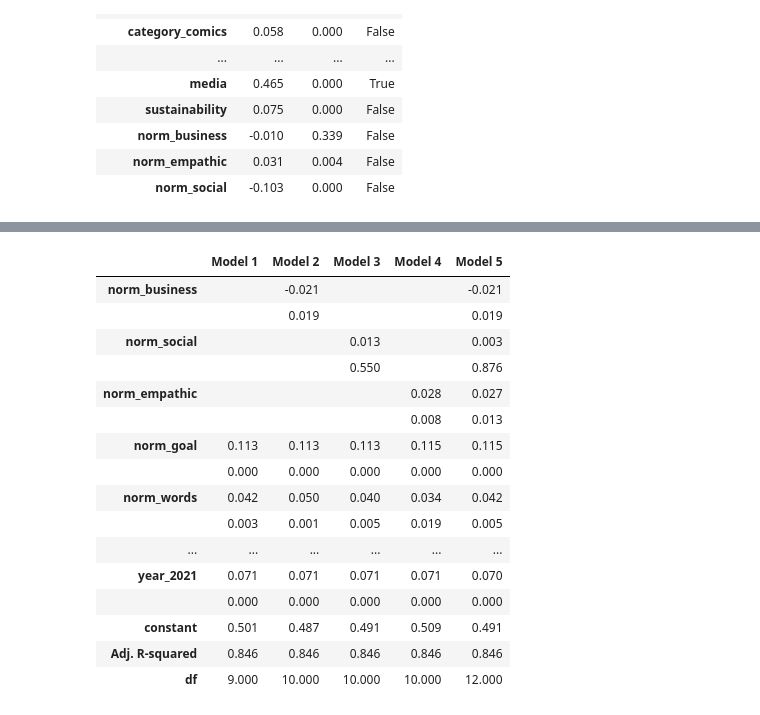
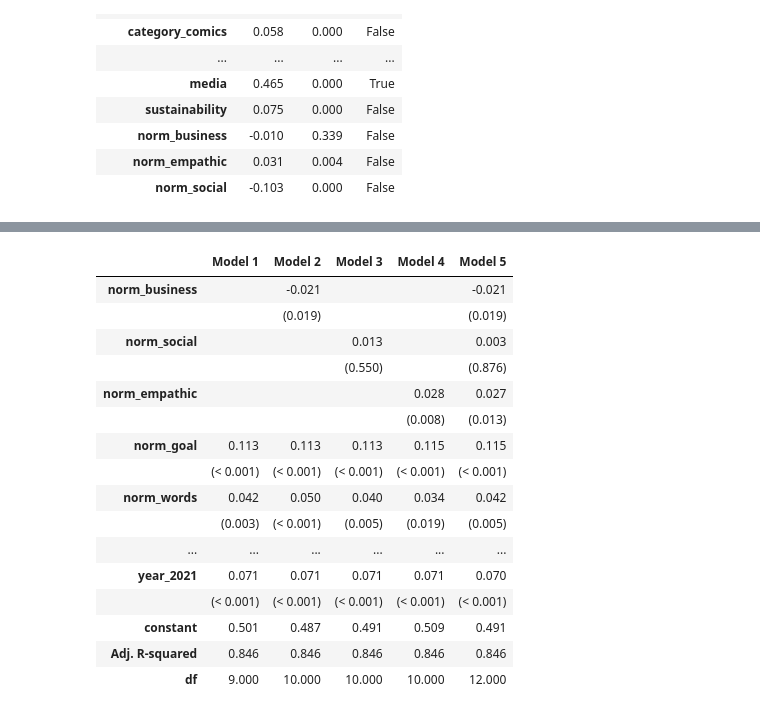
Before and after one commit to MaxPersoon/KickstarterScraper, a Jupyter notebook: dataProcessing.ipynb, the cells around one changed output, grey strips where cells are left out. Drawn from its saved outputs; the diff is of its cells as text; code cells hidden in the pictures.

Commit message:
'Gender' in correlation matrix + 3 decimals all tables

```diff
--- a/dataProcessing.ipynb
+++ b/dataProcessing.ipynb
@@ -9,7 +9,6 @@ from pandas.core.dtypes.common import is_numeric_dtype
 data = pd.read_csv("data.csv")
 data = data.set_index('projectID')
 data = data.drop(columns=['drives'])
-pd.set_option('display.float_format',  '{:,.3f}'.format)
 data
 # %% [output]
 |  | success | amount | female_creator | goal | words | backers_count | serial_entrepreneur | duration | ... |
@@ -91,3 +71,5 @@ def reformatTable(table, fileName):
+# %%
+decimals = 3
 # %%
 # Table 1
 mData = data[data['female_creator'] == 0]
@@ -196,11 +178,11 @@ for variable in data.columns.tolist():
     varData = data[variable]
     if is_numeric_dtype(varData):
         numVars.append(variable)
-        means.append(np.mean(varData))
-        medians.append(np.median(varData))
-        minima.append(np.min(varData))
-        maxima.append(np.max(varData))
-        SDs.append(np.std(varData))
+        means.append(('{:.%if}' % decimals).format(np.mean(varData)))
+        medians.append(('{:.%if}' % decimals).format(np.median(varData)))
+        minima.append(('{:.%if}' % decimals).format(np.min(varData)))
+        maxima.append(('{:.%if}' % decimals).format(np.max(varData)))
+        SDs.append(('{:.%if}' % decimals).format(np.std(varData)))
 
 table3 = {"Variable": numVars, "Mean": means, "Median": medians, "Minimum": minima, "Maximum": maxima, "SD": SDs}
 table3 = pd.DataFrame.from_dict(table3)
@@ -380,14 +355,6 @@ tValues = []
 pValuesTwo = []
 pValuesOne = []
 
-
-def cleanPValue(pValue):
-    if pValue != "N/A":
-        if pValue < 0.001:
-            pValue = "< 0.001"
-    return pValue
-
-
 numVars_ = numVars[:]
 numVars_.remove('female_creator')
 for variable in numVars_:
@@ -395,8 +362,8 @@ for variable in numVars_:
     fVarData = fNormData[variable]
 
     # Calculate the means
-    mMeans.append(np.mean(mVarData))
-    fMeans.append(np.mean(fVarData))
+    mMeans.append(('{:.%if}' % decimals).format(np.mean(mVarData)))
+    fMeans.append(('{:.%if}' % decimals).format(np.mean(fVarData)))
 
     # Check for equal variance
     mVar = np.var(mVarData)
@@ -412,7 +379,7 @@ for variable in numVars_:
     # Perform two-sample t-test
     resultTwo = st.ttest_ind(a=fVarData, b=mVarData, equal_var=equalVariance)
     resultOne = st.ttest_ind(a=fVarData, b=mVarData, equal_var=equalVariance, alternative="greater")
-    tValues.append(resultTwo[0])
+    tValues.append(('{:.%if}' % decimals).format(resultTwo[0]))
 
     pValuesTwo.append(cleanPValue(resultTwo[1]))
     pValuesOne.append(cleanPValue(resultOne[1]))
@@ -676,50 +643,56 @@ Notes:
 index = []
 independentVariables = ['norm_business', 'norm_social', 'norm_empathic'] + independentVariables
 for variable in independentVariables:
     index.append(variable)
     index.append('')
 index += ['constant', 'Adj. R-squared', 'df']
 table8 = pd.DataFrame(index=index)
 
 models = [baseModel, businessModel, socialModel, empathicModel, combinedModel]
 cntr = 1
 for model in models:
     variables = model.params.index.tolist()
 
     data = []
     for variable in independentVariables:
         if variable in variables:
             varIndex = variables.index(variable)
-            data.append(model.params.iloc[varIndex])
-            data.append(model.pvalues.iloc[varIndex])
+            data.append(('{:.%if}' % decimals).format(model.params.iloc[varIndex]))
+
+            pValue = model.pvalues.iloc[varIndex]
+            if pValue < 0.001:
+                pValue = '< 0.001'
+            else:
+                pValue = ('{:.%if}' % decimals).format(pValue)
+            data.append('(%s)' % pValue)
         else:
             data.append('')
             data.append('')
 
-    data.append(model.params.iloc[0])
-    data.append(model.rsquared_adj)
-    data.append(model.df_model)
+    data.append(('{:.%if}' % decimals).format(model.params.iloc[0]))
+    data.append(('{:.%if}' % decimals).format(model.rsquared_adj))
+    data.append(('{:.%if}' % decimals).format(model.df_model))
 
     table8['Model ' + str(cntr)] = data
     cntr += 1
 
 table8.to_csv('Tables/OLS models.csv')
 table8
 # %% [output]
 |  | Model 1 | Model 2 | Model 3 | Model 4 | Model 5 |
 | norm_business |  | -0.021 |  |  | -0.021 |
-|  |  | 0.019 |  |  | 0.019 |
+|  |  | (0.019) |  |  | (0.019) |
 | norm_social |  |  | 0.013 |  | 0.003 |
-|  |  |  | 0.550 |  | 0.876 |
+|  |  |  | (0.550) |  | (0.876) |
 | norm_empathic |  |  |  | 0.028 | 0.027 |
-|  |  |  |  | 0.008 | 0.013 |
+|  |  |  |  | (0.008) | (0.013) |
 | norm_goal | 0.113 | 0.113 | 0.113 | 0.115 | 0.115 |
-|  | 0.000 | 0.000 | 0.000 | 0.000 | 0.000 |
+|  | (< 0.001) | (< 0.001) | (< 0.001) | (< 0.001) | (< 0.001) |
 | norm_words | 0.042 | 0.050 | 0.040 | 0.034 | 0.042 |
-|  | 0.003 | 0.001 | 0.005 | 0.019 | 0.005 |
+|  | (0.003) | (< 0.001) | (0.005) | (0.019) | (0.005) |
 | ... | ... | ... | ... | ... | ... |
 | year_2021 | 0.071 | 0.071 | 0.071 | 0.071 | 0.070 |
-|  | 0.000 | 0.000 | 0.000 | 0.000 | 0.000 |
+|  | (< 0.001) | (< 0.001) | (< 0.001) | (< 0.001) | (< 0.001) |
 | constant | 0.501 | 0.487 | 0.491 | 0.509 | 0.491 |
 | Adj. R-squared | 0.846 | 0.846 | 0.846 | 0.846 | 0.846 |
 | df | 9.000 | 10.000 | 10.000 | 10.000 | 12.000 |
```
Also changed, not shown: parts of 16 cells of this notebook, 8 other files.
